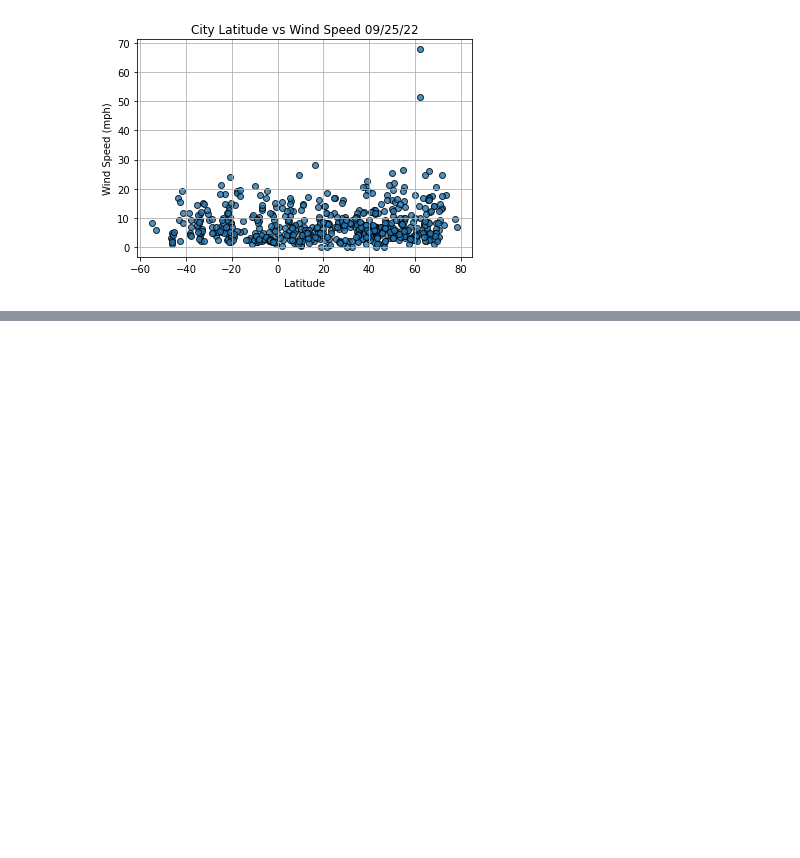
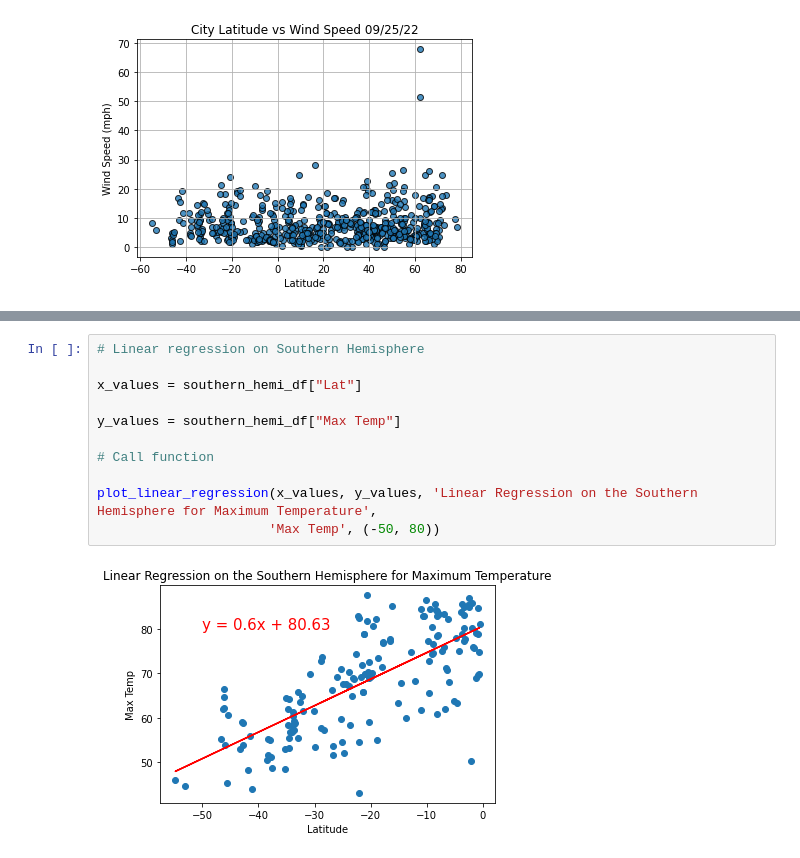
Before and after one commit to vanessaneang/World_Weather_Analysis, a Jupyter notebook: WeatherPy.ipynb, the cells around one changed output, grey strips where cells are left out. Saved outputs shown, nothing was run; the diff lists cells and outputs as text; blank space fills up the shorter version.

```diff
--- a/WeatherPy.ipynb
+++ b/WeatherPy.ipynb
@@ -316,0 +359,13 @@ plt.show()
+# %%
+# Linear regression on Southern Hemisphere
+
+x_values = southern_hemi_df["Lat"]
+
+y_values = southern_hemi_df["Max Temp"]
+
+# Call function
+
+plot_linear_regression(x_values, y_values, 'Linear Regression on the Southern Hemisphere for Maximum Temperature',
+                      'Max Temp', (-50, 80))
+# %% [output]
+[figure, added]
```
Also changed, not shown: parts of 9 cells of this notebook.
